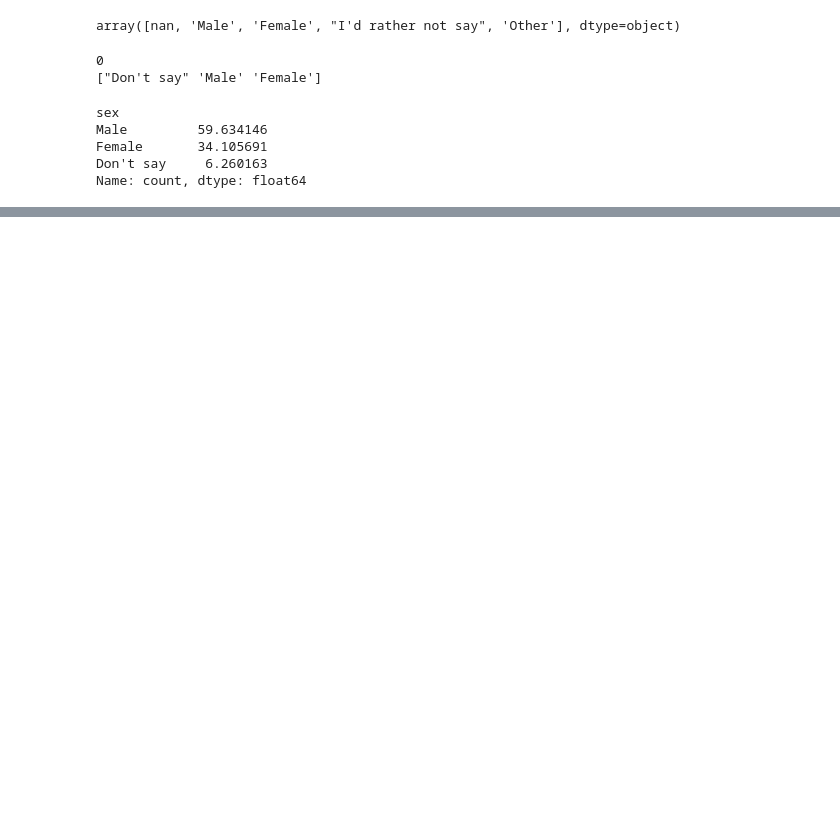
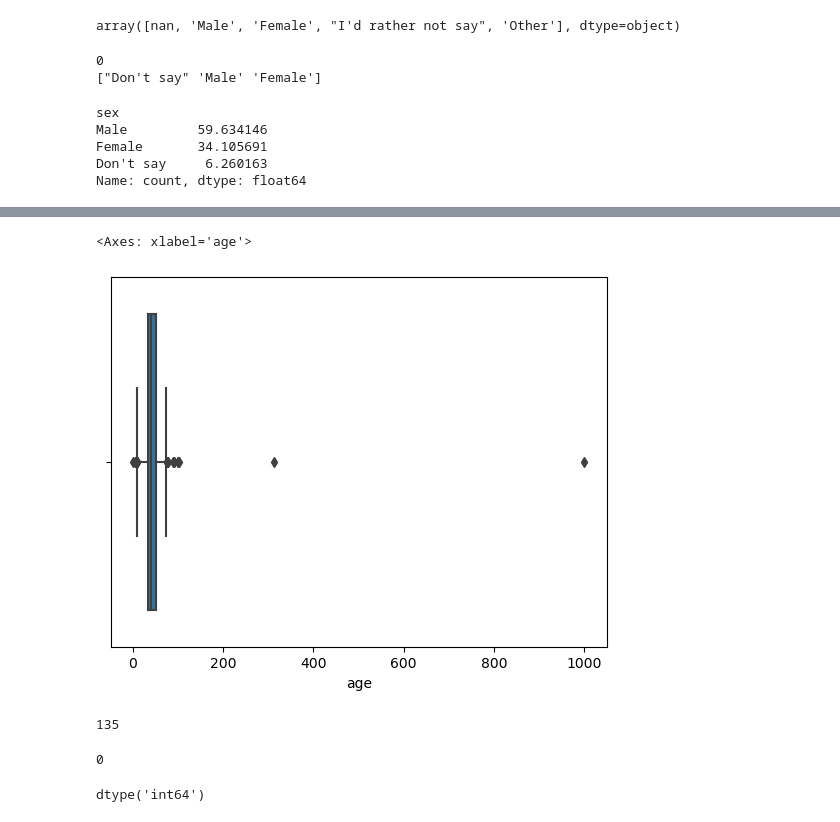
Before and after one commit to kridsadee/P1_Data_Cleansing, a Jupyter notebook: p1_cleaning_data.ipynb, the cells around one changed output, grey strips where cells are left out. Saved outputs shown, nothing was run; the diff lists cells and outputs as text; code cells hidden in the pictures; blank space fills up the shorter version.

```diff
--- a/p1_cleaning_data.ipynb
+++ b/p1_cleaning_data.ipynb
@@ -107,0 +127,5 @@ Name: count, dtype: float64
+# %%
+data['age'] = pd.to_numeric(data['age'], errors= 'coerce')
+data['age'].fillna(np.nan, inplace=True)
+
+data['age'].describe()
@@ -107,0 +142,5 @@ Name: count, dtype: float64
+# %%
+sns.boxplot(x=data['age'])
+# %% [output]
+<Axes: xlabel='age'>
+[figure, added]
@@ -107,0 +154,12 @@ Name: count, dtype: float64
+# %%
+data['age'].isnull().sum()
+# %% [output]
+135
+# %%
+data['age'].fillna(data['age'].median(), inplace=True)
+data['age'] = data['age'].astype(int)
+print(data['age'].isnull().sum())
+data['age'].dtype
+# %% [output]
+0
+dtype('int64')
```
Also changed, not shown: parts of 12 cells of this notebook, 1 other file.
